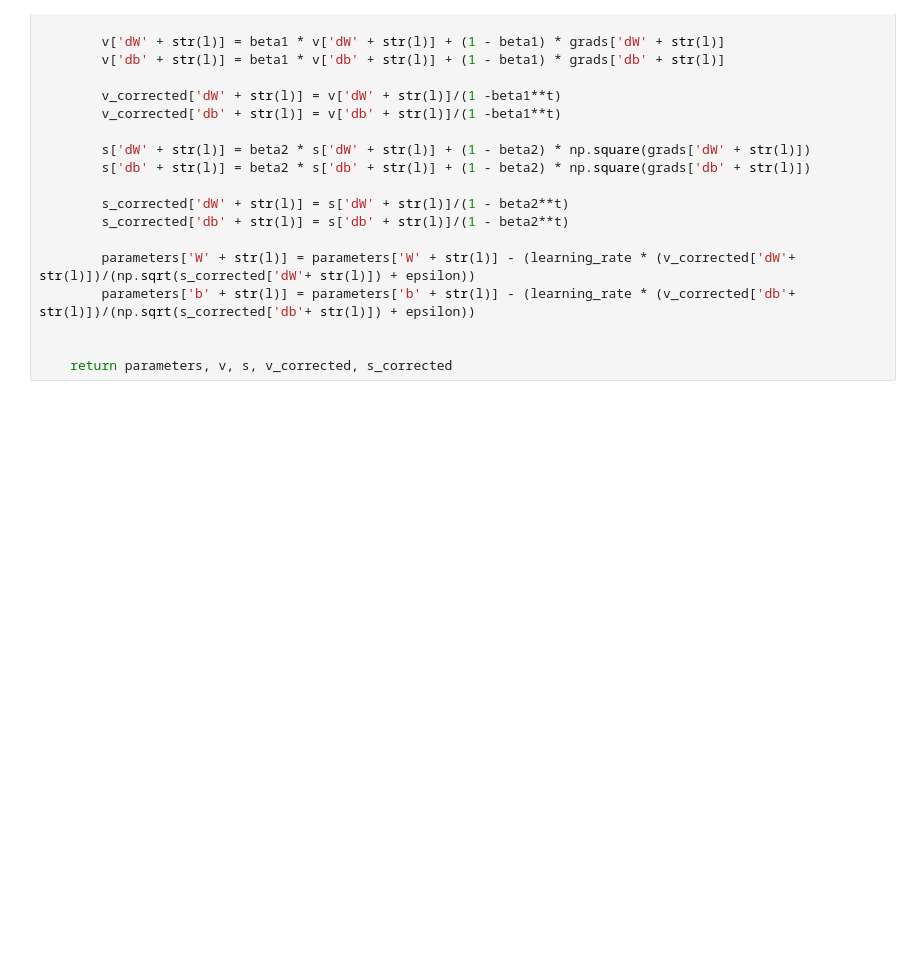
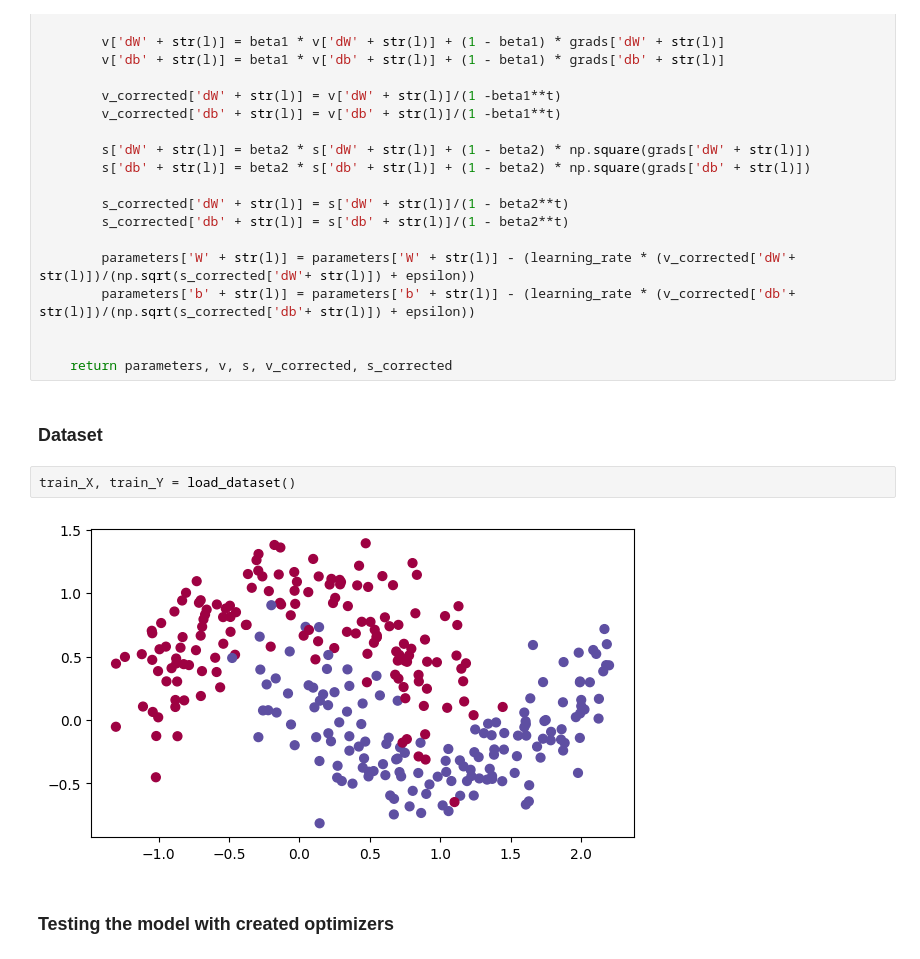
Before and after one commit to isthismanas/Optimization_Methods, a Jupyter notebook: Optimization.ipynb, the cells around one changed output. Drawn from its saved outputs; the diff is of its cells as text; blank space fills up the shorter version.

```diff
--- a/Optimization.ipynb
+++ b/Optimization.ipynb
@@ -129,3 +129,11 @@ def update_parameters_with_adam(parameters, grads, v, s, t, learning_rate = 0.01
 
 
     return parameters, v, s, v_corrected, s_corrected
+# %% [markdown]
+### Dataset
+# %%
+train_X, train_Y = load_dataset()
+# %% [output]
+[figure, added]
+# %% [markdown]
+### Testing the model with created optimizers
```
Also changed, not shown: parts of 2 cells of this notebook.
